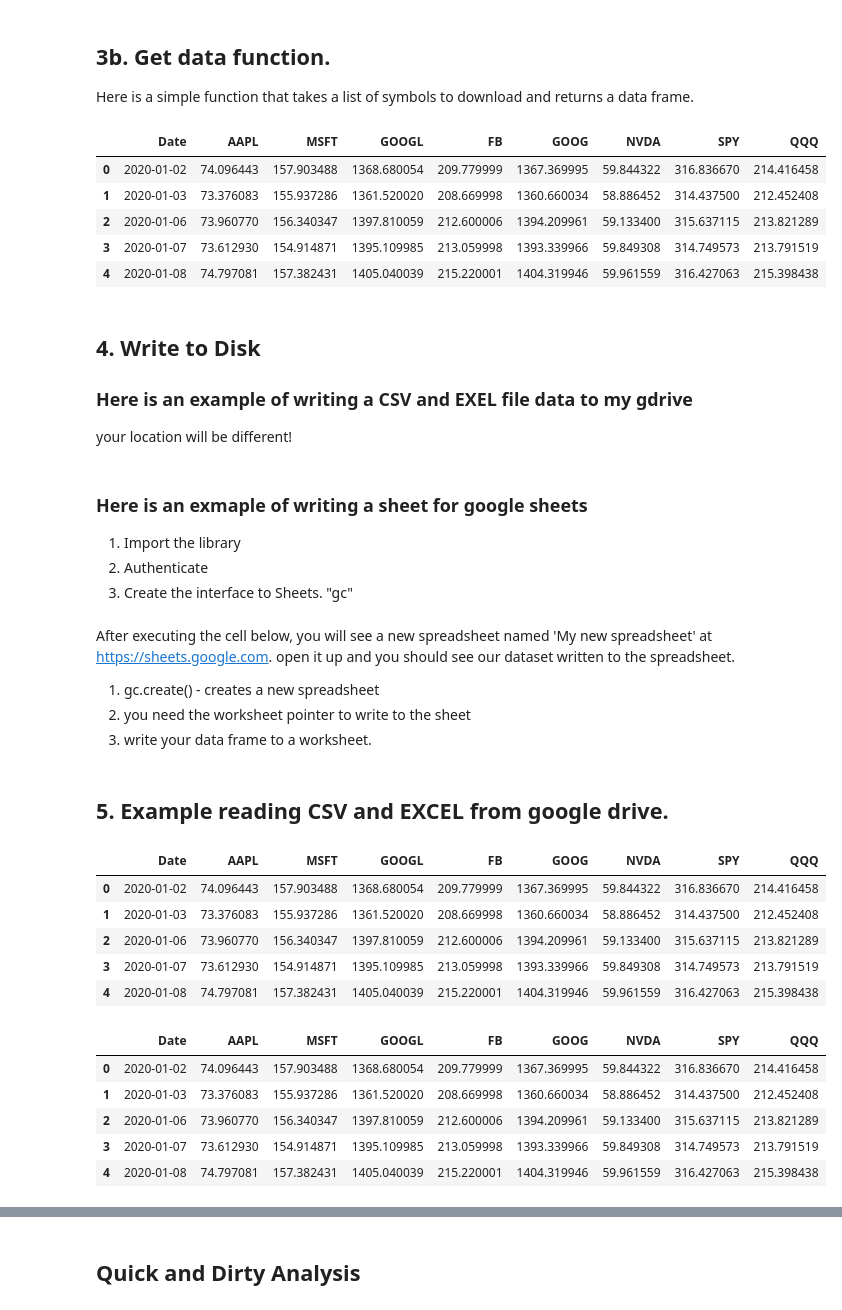
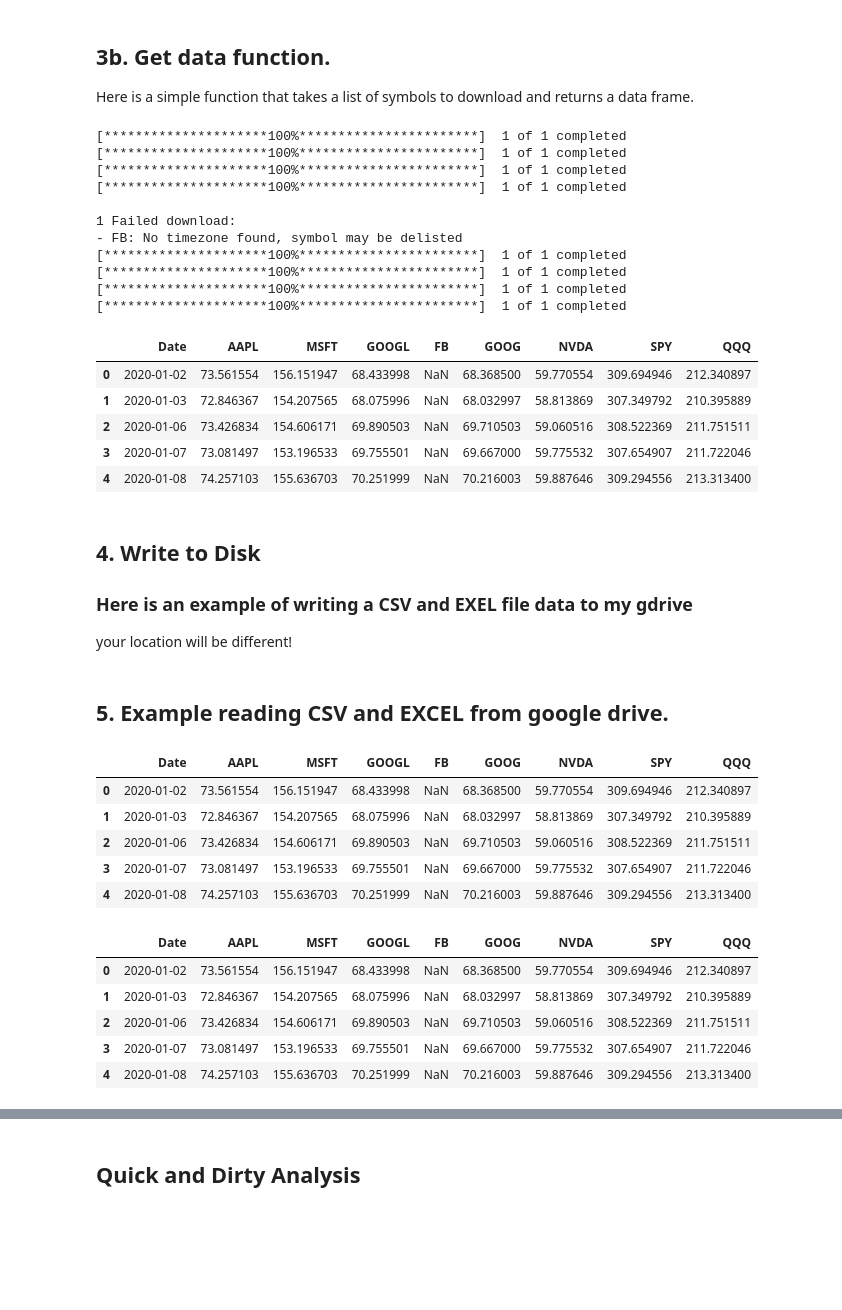
Before and after one commit to MonkeyWrenchGang/MGTPython, a Jupyter notebook: module_1/1_Colab_Tutorial_Stockmarket_Data.ipynb, the cells around one changed output, grey strips where cells are left out. Saved outputs shown, nothing was run; the diff lists cells and outputs as text; code cells hidden in the pictures; blank space fills up the shorter version.

```diff
--- a/module_1/1_Colab_Tutorial_Stockmarket_Data.ipynb
+++ b/module_1/1_Colab_Tutorial_Stockmarket_Data.ipynb
@@ -80,42 +103,54 @@ Here is a simple function that takes a list of symbols to download and returns a
 # %%
 
 def get_data(symbols):
   """ download data from yahoo finance return a dataframe of date + adjusted closes
 
     Keyword arguments:
     symbols -- list of stockmarket symbols,
 
   """
   # create a empty data frame
   df = pd.DataFrame()
   # for each symbol in symbols get the data, extract the adjusted close
   for symbol in symbols:
-      df[symbol] = pdr.DataReader(symbol,
-                                  data_source='yahoo',
-                                  start='2020-1-1',
+      df[symbol] = pdr.get_data_yahoo(symbol,
+                                  start='2020-01-01',
                                   end='2021-12-31')['Adj Close']
   # rename the columns
   df.columns = symbols
-  return df.reset_index()
+  df = df.reset_index()
+  df["Date"] = pd.to_datetime(df["Date"]).dt.tz_localize(None)
+  return df
 
 symbols = ['AAPL',
 'MSFT',
 'GOOGL',
 'FB',
 'GOOG',
 'NVDA',
 "SPY",
 "QQQ"]
 
 stocks = get_data(symbols)
 stocks.head()
 # %% [output]
+[*********************100%***********************]  1 of 1 completed
+[*********************100%***********************]  1 of 1 completed
+[*********************100%***********************]  1 of 1 completed
+[*********************100%***********************]  1 of 1 completed
+
+1 Failed download:
+- FB: No timezone found, symbol may be delisted
+[*********************100%***********************]  1 of 1 completed
+[*********************100%***********************]  1 of 1 completed
+[*********************100%***********************]  1 of 1 completed
+[*********************100%***********************]  1 of 1 completed
 |  | Date | AAPL | MSFT | GOOGL | FB | GOOG | NVDA | SPY | QQQ |
-| 0 | 2020-01-02 | 74.096443 | 157.903488 | 1368.680054 | 209.779999 | 1367.369995 | 59.844322 | 316.836670 | 214.416458 |
-| 1 | 2020-01-03 | 73.376083 | 155.937286 | 1361.520020 | 208.669998 | 1360.660034 | 58.886452 | 314.437500 | 212.452408 |
-| 2 | 2020-01-06 | 73.960770 | 156.340347 | 1397.810059 | 212.600006 | 1394.209961 | 59.133400 | 315.637115 | 213.821289 |
-| 3 | 2020-01-07 | 73.612930 | 154.914871 | 1395.109985 | 213.059998 | 1393.339966 | 59.849308 | 314.749573 | 213.791519 |
-| 4 | 2020-01-08 | 74.797081 | 157.382431 | 1405.040039 | 215.220001 | 1404.319946 | 59.961559 | 316.427063 | 215.398438 |
+| 0 | 2020-01-02 | 73.561554 | 156.151947 | 68.433998 | NaN | 68.368500 | 59.770554 | 309.694946 | 212.340897 |
+| 1 | 2020-01-03 | 72.846367 | 154.207565 | 68.075996 | NaN | 68.032997 | 58.813869 | 307.349792 | 210.395889 |
+| 2 | 2020-01-06 | 73.426834 | 154.606171 | 69.890503 | NaN | 69.710503 | 59.060516 | 308.522369 | 211.751511 |
+| 3 | 2020-01-07 | 73.081497 | 153.196533 | 69.755501 | NaN | 69.667000 | 59.775532 | 307.654907 | 211.722046 |
+| 4 | 2020-01-08 | 74.257103 | 155.636703 | 70.251999 | NaN | 70.216003 | 59.887646 | 309.294556 | 213.313400 |
 # %% [markdown]
 ## 4. Write to Disk
 ### Here is an example of writing a CSV and EXEL file data to my gdrive
@@ -127,6 +161,0 @@ stocks.to_excel("/content/gdrive/MyDrive/Colab Notebooks/MGT4192/stocks.xlsx", i
-# %% [markdown]
-### Here is an exmaple of writing a sheet for google sheets
-
-1. Import the library
-2. Authenticate
-3. Create the interface to Sheets. "gc"
@@ -142,6 +161,0 @@ gc = gspread.authorize(GoogleCredentials.get_application_default())
-# %% [markdown]
-After executing the cell below, you will see a new spreadsheet named 'My new spreadsheet' at https://sheets.google.com. open it up and you should see our dataset written to the spreadsheet.
-
-1. gc.create() - creates a new spreadsheet
-2. you need the worksheet pointer to write to the sheet
-3. write your data frame to a worksheet.
@@ -152,22 +162,22 @@ set_with_dataframe(worksheet, stocks)
 # %% [markdown]
 ## 5. Example reading CSV and EXCEL from google drive.
 # %%
-df = pd.read_csv("/content/gdrive/MyDrive/Colab Notebooks/MGT4192/stocks.csv")
+df = pd.read_csv("/content/gdrive/MyDrive/Colab Notebooks/data/stocks.csv")
 df.head()
 # %% [output]
 |  | Date | AAPL | MSFT | GOOGL | FB | GOOG | NVDA | SPY | QQQ |
-| 0 | 2020-01-02 | 74.096443 | 157.903488 | 1368.680054 | 209.779999 | 1367.369995 | 59.844322 | 316.836670 | 214.416458 |
-| 1 | 2020-01-03 | 73.376083 | 155.937286 | 1361.520020 | 208.669998 | 1360.660034 | 58.886452 | 314.437500 | 212.452408 |
-| 2 | 2020-01-06 | 73.960770 | 156.340347 | 1397.810059 | 212.600006 | 1394.209961 | 59.133400 | 315.637115 | 213.821289 |
-| 3 | 2020-01-07 | 73.612930 | 154.914871 | 1395.109985 | 213.059998 | 1393.339966 | 59.849308 | 314.749573 | 213.791519 |
-| 4 | 2020-01-08 | 74.797081 | 157.382431 | 1405.040039 | 215.220001 | 1404.319946 | 59.961559 | 316.427063 | 215.398438 |
+| 0 | 2020-01-02 | 73.561554 | 156.151947 | 68.433998 | NaN | 68.368500 | 59.770554 | 309.694946 | 212.340897 |
+| 1 | 2020-01-03 | 72.846367 | 154.207565 | 68.075996 | NaN | 68.032997 | 58.813869 | 307.349792 | 210.395889 |
+| 2 | 2020-01-06 | 73.426834 | 154.606171 | 69.890503 | NaN | 69.710503 | 59.060516 | 308.522369 | 211.751511 |
+| 3 | 2020-01-07 | 73.081497 | 153.196533 | 69.755501 | NaN | 69.667000 | 59.775532 | 307.654907 | 211.722046 |
+| 4 | 2020-01-08 | 74.257103 | 155.636703 | 70.251999 | NaN | 70.216003 | 59.887646 | 309.294556 | 213.313400 |
 # %%
-df2 = pd.read_excel("/content/gdrive/MyDrive/Colab Notebooks/MGT4192/stocks.xlsx")
+df2 = pd.read_excel("/content/gdrive/MyDrive/Colab Notebooks/data/stocks.xlsx")
 df2.head()
 # %% [output]
 |  | Date | AAPL | MSFT | GOOGL | FB | GOOG | NVDA | SPY | QQQ |
-| 0 | 2020-01-02 | 74.096443 | 157.903488 | 1368.680054 | 209.779999 | 1367.369995 | 59.844322 | 316.836670 | 214.416458 |
-| 1 | 2020-01-03 | 73.376083 | 155.937286 | 1361.520020 | 208.669998 | 1360.660034 | 58.886452 | 314.437500 | 212.452408 |
-| 2 | 2020-01-06 | 73.960770 | 156.340347 | 1397.810059 | 212.600006 | 1394.209961 | 59.133400 | 315.637115 | 213.821289 |
-| 3 | 2020-01-07 | 73.612930 | 154.914871 | 1395.109985 | 213.059998 | 1393.339966 | 59.849308 | 314.749573 | 213.791519 |
-| 4 | 2020-01-08 | 74.797081 | 157.382431 | 1405.040039 | 215.220001 | 1404.319946 | 59.961559 | 316.427063 | 215.398438 |
+| 0 | 2020-01-02 | 73.561554 | 156.151947 | 68.433998 | NaN | 68.368500 | 59.770554 | 309.694946 | 212.340897 |
+| 1 | 2020-01-03 | 72.846367 | 154.207565 | 68.075996 | NaN | 68.032997 | 58.813869 | 307.349792 | 210.395889 |
+| 2 | 2020-01-06 | 73.426834 | 154.606171 | 69.890503 | NaN | 69.710503 | 59.060516 | 308.522369 | 211.751511 |
+| 3 | 2020-01-07 | 73.081497 | 153.196533 | 69.755501 | NaN | 69.667000 | 59.775532 | 307.654907 | 211.722046 |
+| 4 | 2020-01-08 | 74.257103 | 155.636703 | 70.251999 | NaN | 70.216003 | 59.887646 | 309.294556 | 213.313400 |
```
Also changed, not shown: parts of 13 cells of this notebook.
